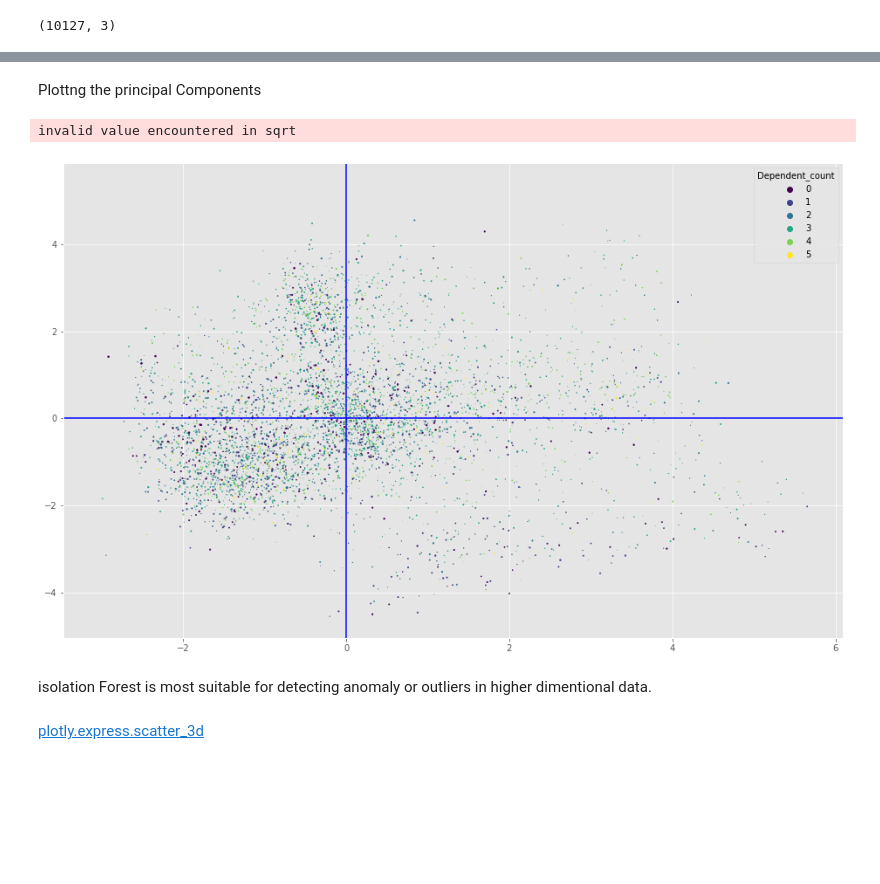
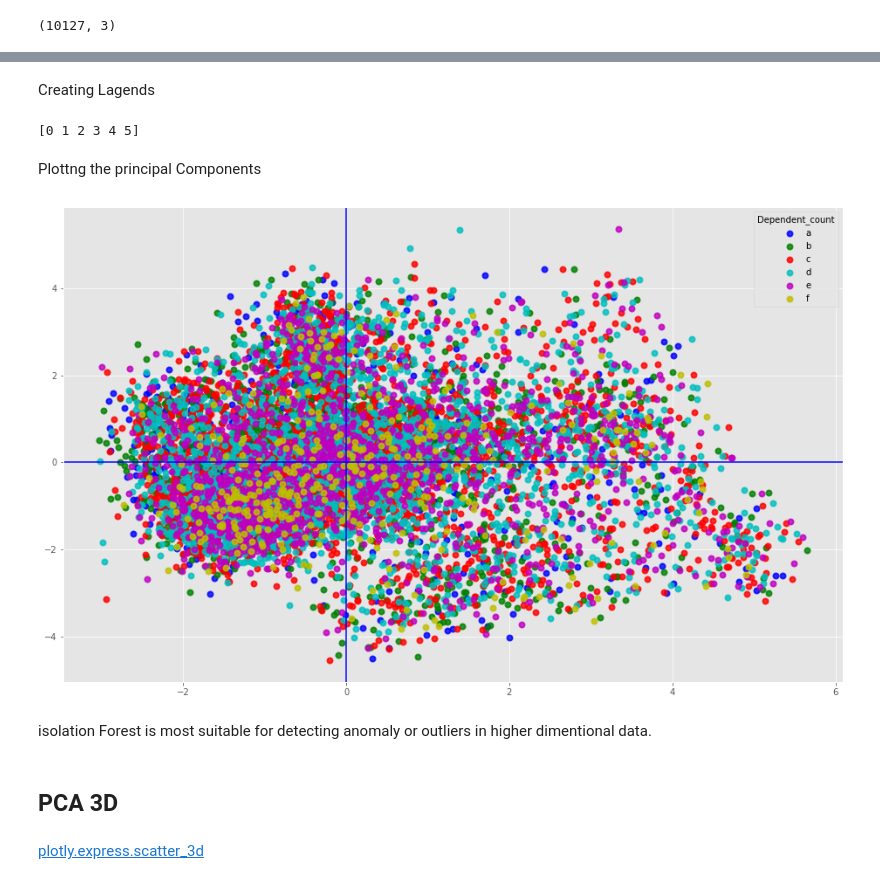
Before and after one commit to abidshafee/DataScienceYouTubeTutorials, a Jupyter notebook: Anomaly_detection_|_dealing_with_outlier.ipynb, the cells around one changed output, grey strips where cells are left out. Cells and saved outputs as stored; diff of their text form; code cells hidden in the pictures; blank space fills up the shorter version.

```diff
--- a/Anomaly_detection_|_dealing_with_outlier.ipynb
+++ b/Anomaly_detection_|_dealing_with_outlier.ipynb
@@ -46,7 +46,7 @@ df.describe(include='all')
 `df.rename(columns={"A": "a", "B": "c"})`
 [Reference>>](https://pandas.pydata.org/pandas-docs/stable/reference/api/pandas.DataFrame.rename.html)
 # %%
-df.rename(columns={"Naive_Bayes_Classifier_Attrition_Flag_Card_Category_Contacts_Count_12_mon_Dependent_count_Education_Level_Months_Inactive_12_mon_2": "N_B_Flag2"}, inplace=True)
+df.rename(columns={"Naive_Bayes_Classifier_Attrition_Flag_Card_Category_Contacts_Count_12_mon_Dependent_count_Education_Level_Months_Inactive_12_mon_1": "N_B_Flag1"}, inplace=True)
 # %%
 df.head()
 # %% [output]
@@ -115,4 +115,5 @@ Name: Dependent_count, dtype: int64
 # %% [markdown]
 Defining Target Y
 # %%
-Y = df.loc[:, 'Dependent_count'].values # all rows in col: Dependent_count
+# Y = df.loc[:, 'Dependent_count'].values # all rows in col: Dependent_count
+Y = df.Dependent_count
@@ -196,21 +213,46 @@ x_pca.shape
+# %% [markdown]
+Creating Lagends
+# %%
+Dependent_count = ['a', 'b', 'c', 'd', 'e', 'f'] # we let this category name, bcoz dataset doesn't provide any!
+# Converting the python list: Dependent_count to numpy array
+Dependent_count = np.array(Dependent_count)
+# %%
+print(np.unique(Y))
+# %% [output]
+[0 1 2 3 4 5]
 # %% [markdown]
 Plottng the principal Components
 # %%
+colors = ['b', 'g', 'r', 'c', 'm', 'y']
+
 plt.figure(figsize=(16,10))
-scatter = plt.scatter(x_pca[:,0], x_pca[:,1], x_pca[:,2], c=Y)
-labels = np.unique(Y)
+# scatter = plt.scatter(x_pca2[:,0], x_pca2[:,1], c=Y, labels=Dependent_count)
+
+for color, i, dependent in zip(colors, [0, 1, 2, 3, 4, 5], Dependent_count):
+    plt.scatter(x_pca[Y==i, 0], x_pca[Y==i, 1], alpha=.8, lw=2,
+                label=dependent, color=color)
+
+#plt.scatter(x_pca[:,0], x_pca[:,1], x_pca[:,2], c=Y, labels=Dependent_count)
+# labels = np.unique(Y)
+
+"""
 handles = [plt.Line2D([],[],marker="o", ls="",
                       color=scatter.cmap(scatter.norm(yi))) for yi in labels]
-plt.legend(handles, labels, title='Dependent_count')
+"""
+
+# plt.legend(handles, labels, title='Dependent_count')
+
+plt.legend(loc='best', shadow=False, scatterpoints=1, title='Dependent_count')
 
 plt.axhline(0, color='b')
 plt.axvline(0, color='b')
 plt.show()
 # %% [output]
-invalid value encountered in sqrt
-[figure, old version]
+[figure, new version]
 # %% [markdown]
 isolation Forest is most suitable for detecting anomaly or outliers in higher dimentional data.
+# %% [markdown]
+## PCA 3D
 # %% [markdown]
 [plotly.express.scatter_3d](https://plotly.com/python-api-reference/generated/plotly.express.scatter_3d)
 # %%
```
Also changed, not shown: parts of 20 cells of this notebook.
